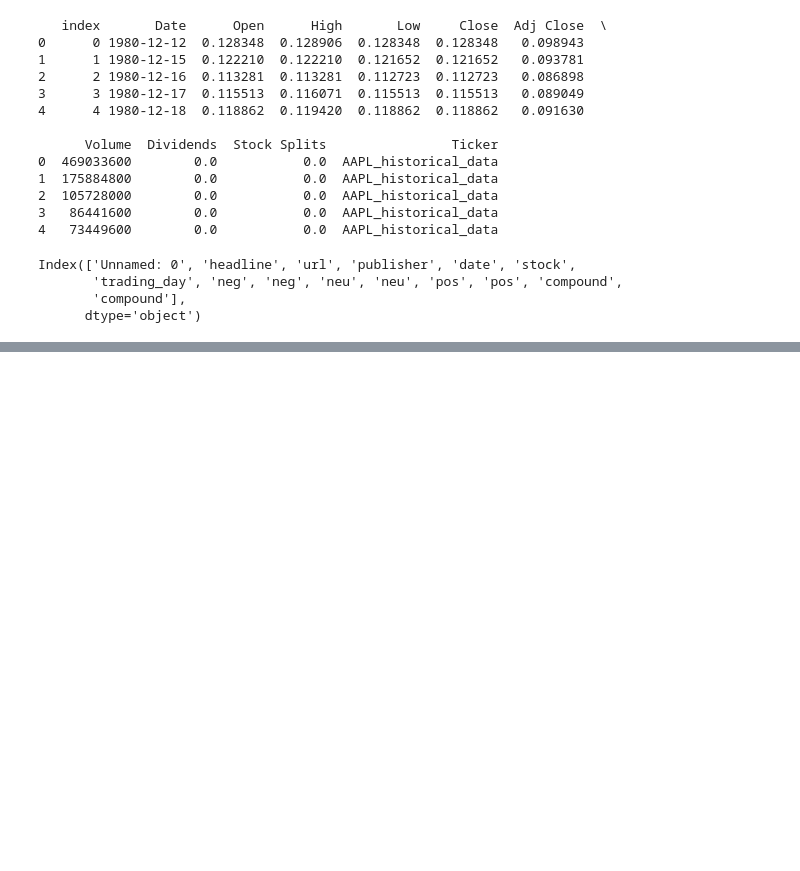
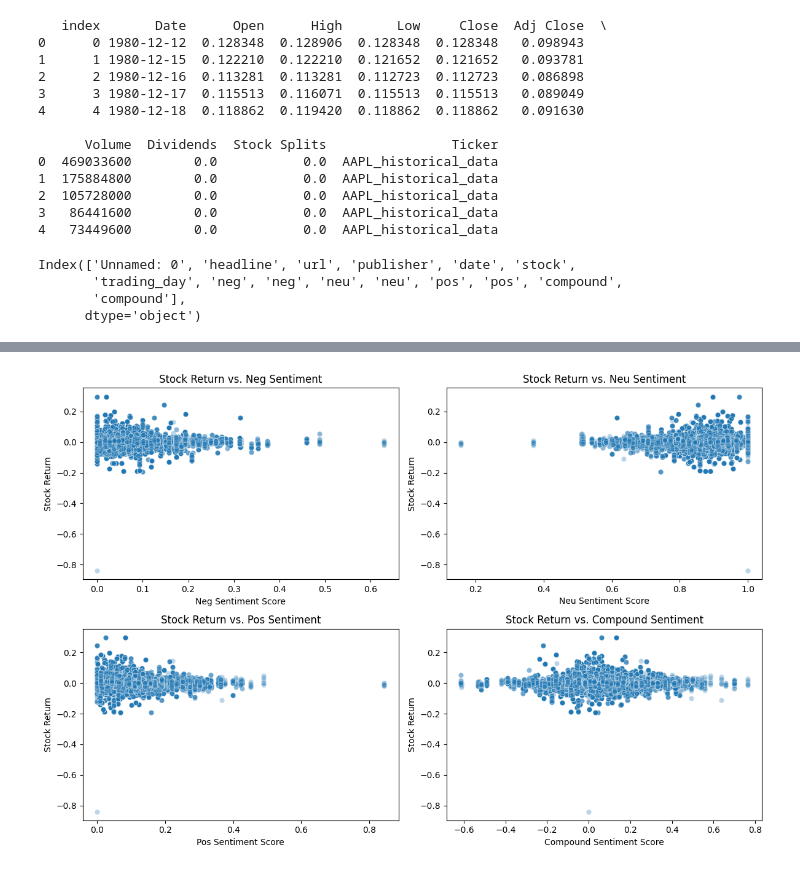
Before and after one commit to ayaf111/finance_week1, a Jupyter notebook: notebooks/task_3.ipynb, the cells around one changed output, grey strips where cells are left out. Cells and saved outputs as stored; diff of their text form; code cells hidden in the pictures; blank space fills up the shorter version.

```diff
--- a/notebooks/task_3.ipynb
+++ b/notebooks/task_3.ipynb
@@ -530,0 +653,16 @@ ValueError: array must not contain infs or NaNs
+# %%
+import seaborn as sns
+
+plt.figure(figsize=(12,8))
+
+for i, sentiment_col in enumerate(['neg', 'neu', 'pos', 'compound'], 1):
+    plt.subplot(2, 2, i)
+    sns.scatterplot(x=merged_new_df[sentiment_col], y=merged_new_df['stock_return'], alpha=0.3)
+    plt.title(f'Stock Return vs. {sentiment_col.capitalize()} Sentiment')
+    plt.xlabel(f'{sentiment_col.capitalize()} Sentiment Score')
+    plt.ylabel('Stock Return')
+
+plt.tight_layout()
+plt.show()
+# %% [output]
+[figure, added]
```
Also changed, not shown: parts of 10 cells of this notebook.
